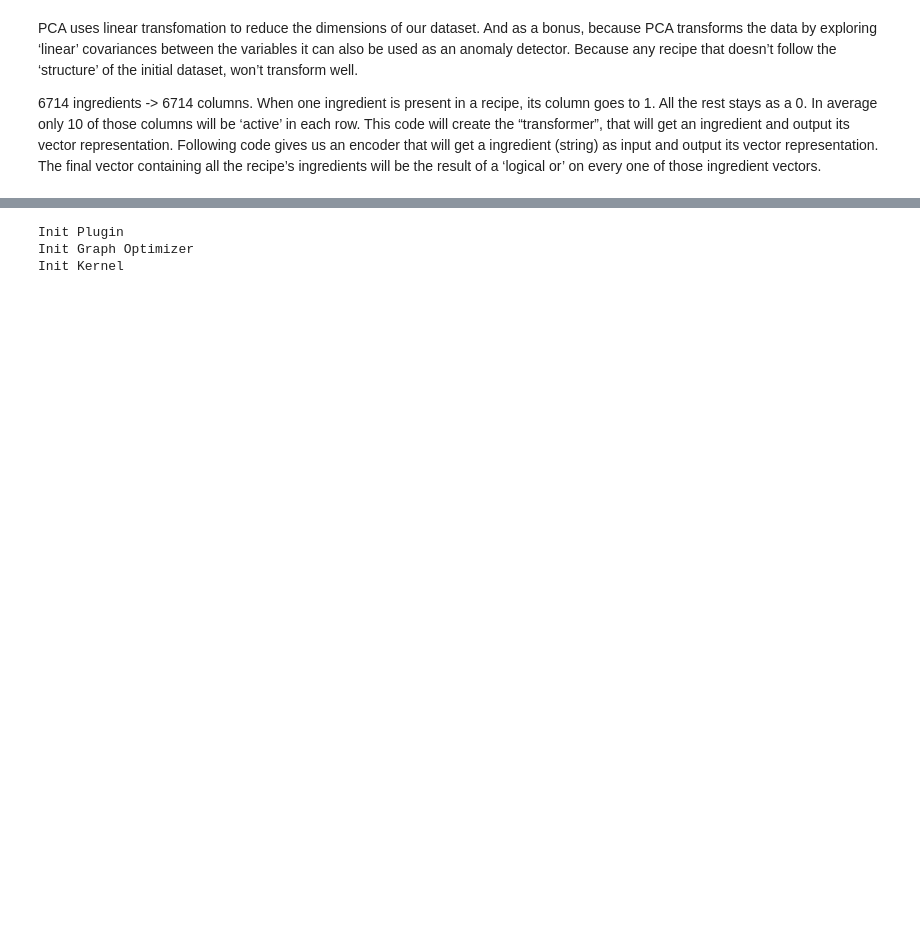
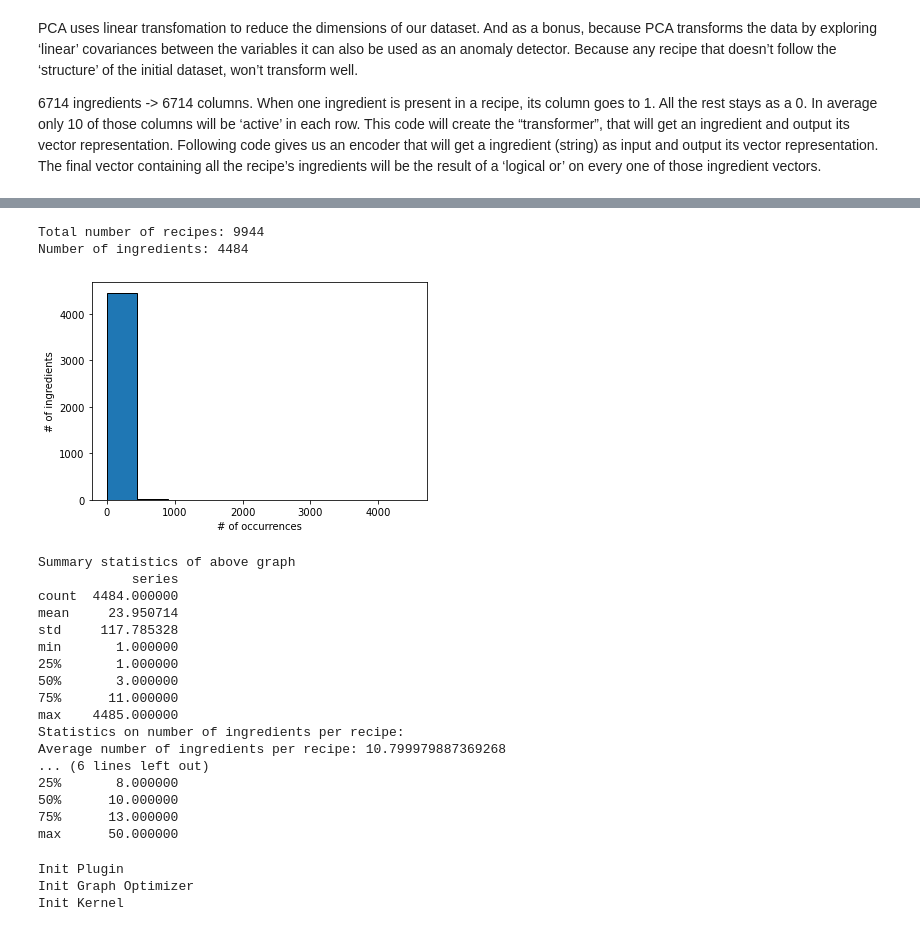
Before and after one commit to xxl4tomxu98/autoencoder-feature-extraction, a Jupyter notebook: whats-cooking/error_func_ae_pca.ipynb, the cells around one changed output, grey strips where cells are left out. Cells and saved outputs as stored; diff of their text form; code cells hidden in the pictures; blank space fills up the shorter version.

```diff
--- a/whats-cooking/error_func_ae_pca.ipynb
+++ b/whats-cooking/error_func_ae_pca.ipynb
@@ -5,3 +110,71 @@ PCA uses linear transfomation to reduce the dimensions of our dataset. And as a
+# %%
+ingredients = set()
+ingredient_count_map = {}
+num_ingredients_per_recipe = []
+
+def show_hist_of_dict(count_map, y_label, x_label):
+    fig, ax = plt.subplots(1, 1)
+    ax.set_xlabel(x_label)
+    ax.set_ylabel(y_label)
+    ax.hist(count_map.values(), ec='black')
+    plt.show()
+
+    # print summary statistics
+    print('Summary statistics of above graph')
+    series = {'series': pd.Series(count_map.values())}
+    data_frame = pd.DataFrame(series)
+    print(data_frame.describe())
+
+
+with open('./test.json', 'r') as file:
+    data = json.load(file)
+
+    # print number of recipes
+    print('Total number of recipes: {}'.format(len(data)))
+
+    for recipe in data:
+        # stats on number of ingredients
+        num_ingredients_per_recipe.append(len(recipe['ingredients']))
+        for ingredient in recipe['ingredients']:
+            ingredients.add(ingredient)
+
+            if ingredient not in ingredient_count_map:
+                ingredient_count_map[ingredient] = 0
+            ingredient_count_map[ingredient] += 1
+
+    print('Number of ingredients: {}'.format(len(ingredients)))
+
+    # show histogram of ingredients and cuisines
+    show_hist_of_dict(ingredient_count_map, '# of ingredients', '# of occurrences')
+
+    # print average number of ingredients per recipe
+    print('Statistics on number of ingredients per recipe:')
+    print('Average number of ingredients per recipe: {}'.format(np.mean(num_ingredients_per_recipe)))
+    print('Std. dev. number of ingredients per recipe: {}'.format(np.std(num_ingredients_per_recipe)))
+    series = {'series': pd.Series(num_ingredients_per_recipe)}
+    data_frame = pd.DataFrame(series)
+    print(data_frame.describe())
+# %% [output]
+Total number of recipes: 9944
+Number of ingredients: 4484
+[figure, added]
+Summary statistics of above graph
+            series
+count  4484.000000
+mean     23.950714
+std     117.785328
+min       1.000000
+25%       1.000000
+50%       3.000000
+75%      11.000000
+max    4485.000000
+Statistics on number of ingredients per recipe:
+Average number of ingredients per recipe: 10.799979887369268
+... (6 lines left out)
+25%       8.000000
+50%      10.000000
+75%      13.000000
+max      50.000000
 # %%
 from sklearn.preprocessing import LabelEncoder
 from sklearn.preprocessing import OneHotEncoder
```
Also changed, not shown: parts of 1 cell of this notebook.
